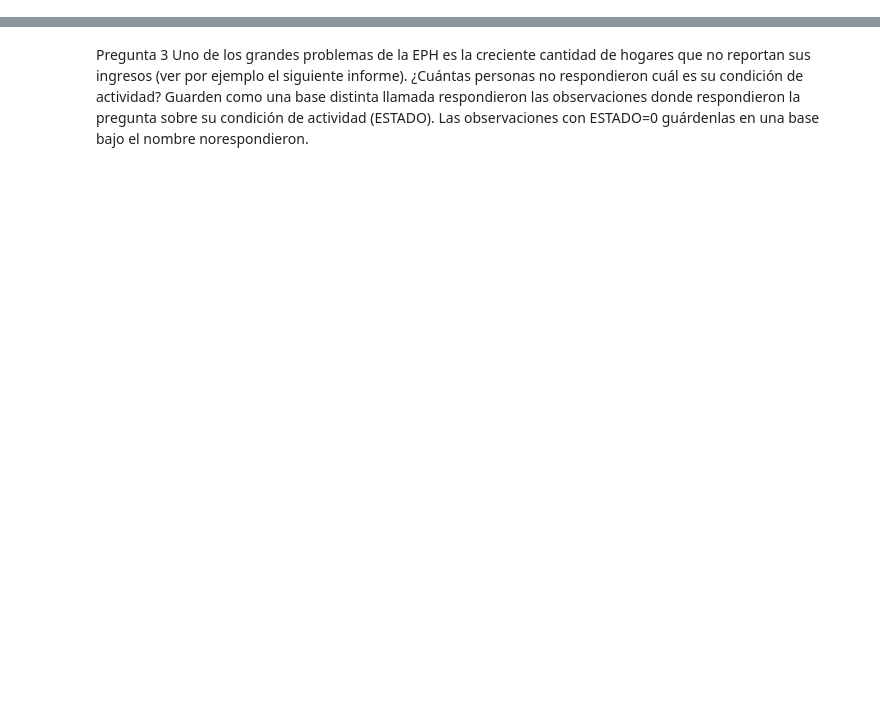
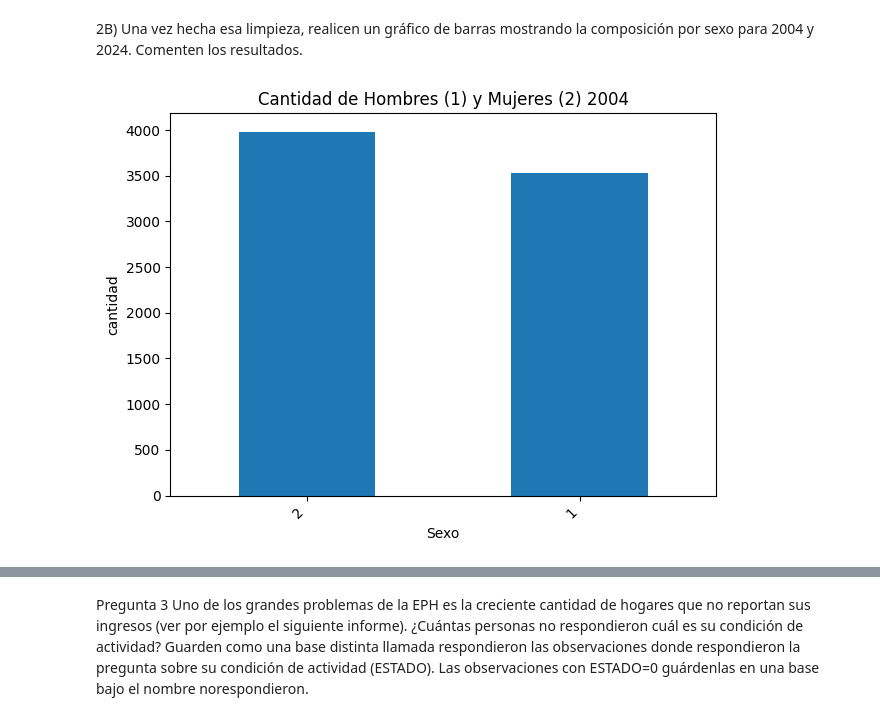
Before and after one commit to fstrejilevich/CC408-T2-5, a Jupyter notebook: TP3Ciencias.ipynb, the cells around one changed output, grey strips where cells are left out. Cells and saved outputs as stored; diff of their text form; code cells hidden in the pictures; blank space fills up the shorter version.

```diff
--- a/TP3Ciencias.ipynb
+++ b/TP3Ciencias.ipynb
@@ -177,0 +86,7 @@ Name: ipcf, dtype: float64
+# %%
+#se convierte a numerico los valores de ch06 (edades) de los datos de 2004, convirtiendo en na los valores que no son numeros
+dfdatos2004['ch06'] = pd.to_numeric(dfdatos2004['ch06'], errors='coerce')
+# %%
+#chequeo de nas y posterior eliminacion
+print(dfdatos2004.isnull().sum())
+dfdatos2004=dfdatos2004.dropna()
@@ -177,0 +119,4 @@ Name: ipcf, dtype: float64
+# %%
+#se eliminan valores que sean menores a 0 debido a que se esta definiendo edades
+dfdatos2024 = dfdatos2024[dfdatos2024['CH06'] > 0]
+dfdatos2004 = dfdatos2004[dfdatos2004['ch06'] > 0]
@@ -177,0 +195,4 @@ Name: ipcf, dtype: float64
+# %%
+print(dfdatos2004.isnull().sum())
+dfdatos2004['estado']=dfdatos2004['estado'].dropna()
+print(dfdatos2004.columns)
@@ -177,0 +300,16 @@ Name: ipcf, dtype: float64
+# %% [markdown]
+2B) Una vez hecha esa limpieza, realicen un gráfico de barras
+mostrando la composición por sexo para 2004 y 2024. Comenten
+los resultados.
+# %%
+#para los que no requieren las binarias se realizará con los dataframes normales
+dfdatos2004['ch04'].value_counts().plot(kind='bar')
+
+plt.title('Cantidad de Hombres (1) y Mujeres (2) 2004')
+plt.xlabel('Sexo')
+plt.ylabel('cantidad')
+plt.xticks(rotation=45, ha='right')
+plt.tight_layout()
+plt.show()
+# %% [output]
+[figure, added]
```
Also changed, not shown: parts of 71 cells of this notebook, 1 other file.
